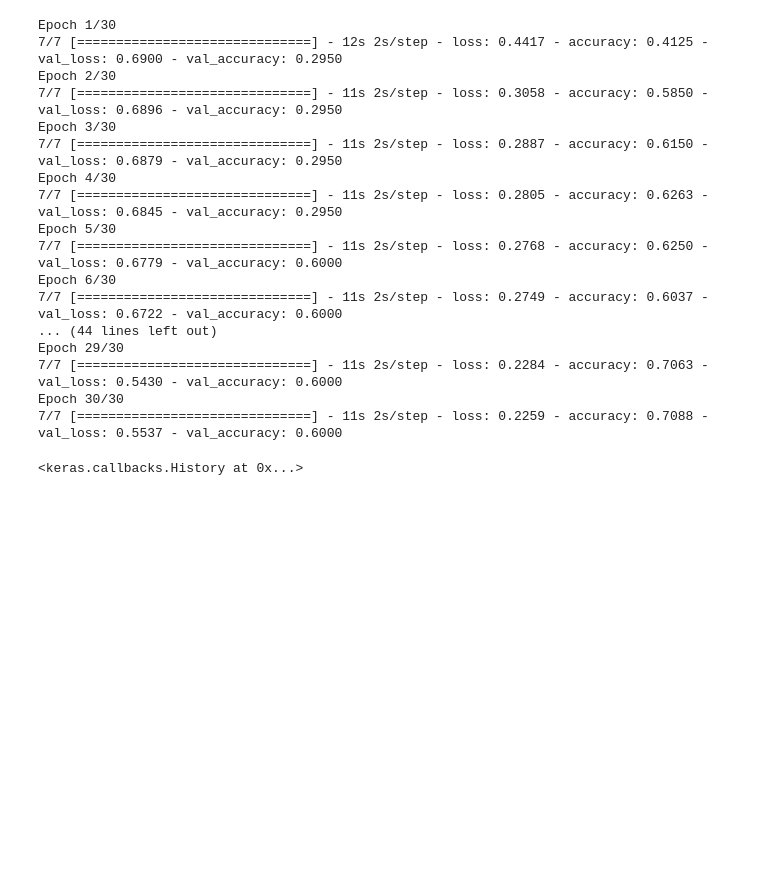
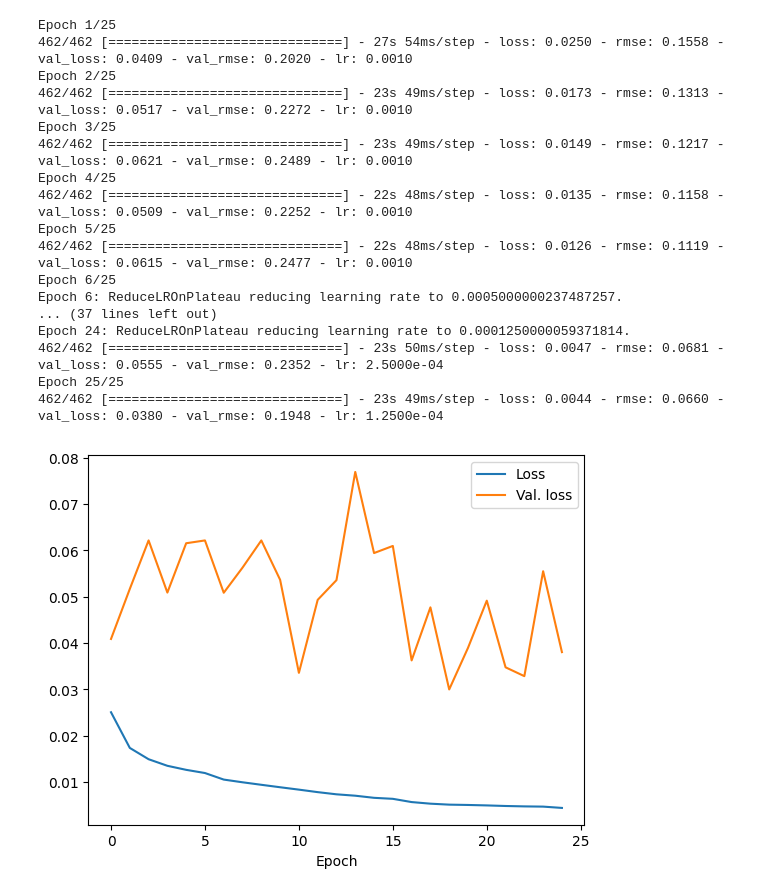
Before and after one commit to enocera/FIS0204, a Jupyter notebook: Lectures/Lecture_18/GalaxyImageClassification.ipynb, the cells around one changed output. Drawn from its saved outputs; the diff is of its cells as text; code cells hidden in the pictures; blank space fills up the shorter version.

```diff
--- a/Lectures/Lecture_18/GalaxyImageClassification.ipynb
+++ b/Lectures/Lecture_18/GalaxyImageClassification.ipynb
@@ -114,8 +161,12 @@ def get_all_images(dataframe, shape=IMG_SHAPE, crop_size=CROP_SIZE, max_images=-
     x_batch = np.array(x_batch)
     return x_batch, y_batch
 # %%
-X_train, y_train = get_all_images(df_train, max_images=800)
-X_val, y_val = get_all_images(df_val, max_images=200)
+X_train, y_train = get_all_images(df_train)
+X_val, y_val = get_all_images(df_val)
+# %%
+# Custom function to calculate RMSE
+def rmse(y_true, y_pred):
+    return tf.sqrt(tf.reduce_mean(tf.square(y_pred - y_true)))
 # %%
 model = Sequential()
 
@@ -169,28 +220,39 @@ Non-trainable params: 1,024
 _________________________________________________________________
 # %%
-model.fit(
+ES = EarlyStopping(monitor='val_rmse', min_delta=1e-3, patience=10, verbose=1, restore_best_weights=True)
+reduce_lr = ReduceLROnPlateau(monitor='val_rmse', patience=5, factor=0.5, min_lr=1e-6, verbose=1)
+
+history = model.fit(
     X_train, y_train,
-    epochs=30,
     validation_data=(X_val, y_val),
-    batch_size=128
+    epochs=25, batch_size=32,
+    callbacks = [ES,reduce_lr]
 )
 # %% [output]
-Epoch 1/30
-7/7 [==============================] - 12s 2s/step - loss: 0.4417 - accuracy: 0.4125 - val_loss: 0.6900 - val_accuracy: 0.2950
-Epoch 2/30
-7/7 [==============================] - 11s 2s/step - loss: 0.3058 - accuracy: 0.5850 - val_loss: 0.6896 - val_accuracy: 0.2950
-Epoch 3/30
-7/7 [==============================] - 11s 2s/step - loss: 0.2887 - accuracy: 0.6150 - val_loss: 0.6879 - val_accuracy: 0.2950
-Epoch 4/30
-7/7 [==============================] - 11s 2s/step - loss: 0.2805 - accuracy: 0.6263 - val_loss: 0.6845 - val_accuracy: 0.2950
-Epoch 5/30
-7/7 [==============================] - 11s 2s/step - loss: 0.2768 - accuracy: 0.6250 - val_loss: 0.6779 - val_accuracy: 0.6000
-Epoch 6/30
-7/7 [==============================] - 11s 2s/step - loss: 0.2749 - accuracy: 0.6037 - val_loss: 0.6722 - val_accuracy: 0.6000
-... (44 lines left out)
-Epoch 29/30
-7/7 [==============================] - 11s 2s/step - loss: 0.2284 - accuracy: 0.7063 - val_loss: 0.5430 - val_accuracy: 0.6000
-Epoch 30/30
-7/7 [==============================] - 11s 2s/step - loss: 0.2259 - accuracy: 0.7088 - val_loss: 0.5537 - val_accuracy: 0.6000
+Epoch 1/25
+462/462 [==============================] - 27s 54ms/step - loss: 0.0250 - rmse: 0.1558 - val_loss: 0.0409 - val_rmse: 0.2020 - lr: 0.0010
+Epoch 2/25
+462/462 [==============================] - 23s 49ms/step - loss: 0.0173 - rmse: 0.1313 - val_loss: 0.0517 - val_rmse: 0.2272 - lr: 0.0010
+Epoch 3/25
+462/462 [==============================] - 23s 49ms/step - loss: 0.0149 - rmse: 0.1217 - val_loss: 0.0621 - val_rmse: 0.2489 - lr: 0.0010
+Epoch 4/25
+462/462 [==============================] - 22s 48ms/step - loss: 0.0135 - rmse: 0.1158 - val_loss: 0.0509 - val_rmse: 0.2252 - lr: 0.0010
+Epoch 5/25
+462/462 [==============================] - 22s 48ms/step - loss: 0.0126 - rmse: 0.1119 - val_loss: 0.0615 - val_rmse: 0.2477 - lr: 0.0010
+Epoch 6/25
+Epoch 6: ReduceLROnPlateau reducing learning rate to 0.0005000000237487257.
+... (37 lines left out)
+Epoch 24: ReduceLROnPlateau reducing learning rate to 0.0001250000059371814.
+462/462 [==============================] - 23s 50ms/step - loss: 0.0047 - rmse: 0.0681 - val_loss: 0.0555 - val_rmse: 0.2352 - lr: 2.5000e-04
+Epoch 25/25
+462/462 [==============================] - 23s 49ms/step - loss: 0.0044 - rmse: 0.0660 - val_loss: 0.0380 - val_rmse: 0.1948 - lr: 1.2500e-04
-<keras.callbacks.History at 0x...>
+# %%
+plt.figure()
+plt.plot(history.history['loss'],label='Loss')
+plt.plot(history.history['val_loss'],label='Val. loss')
+plt.xlabel('Epoch')
+plt.legend()
+plt.show()
+# %% [output]
+[figure, added]
 # %%
```
Also changed, not shown: parts of 22 cells of this notebook, 1 other file.
